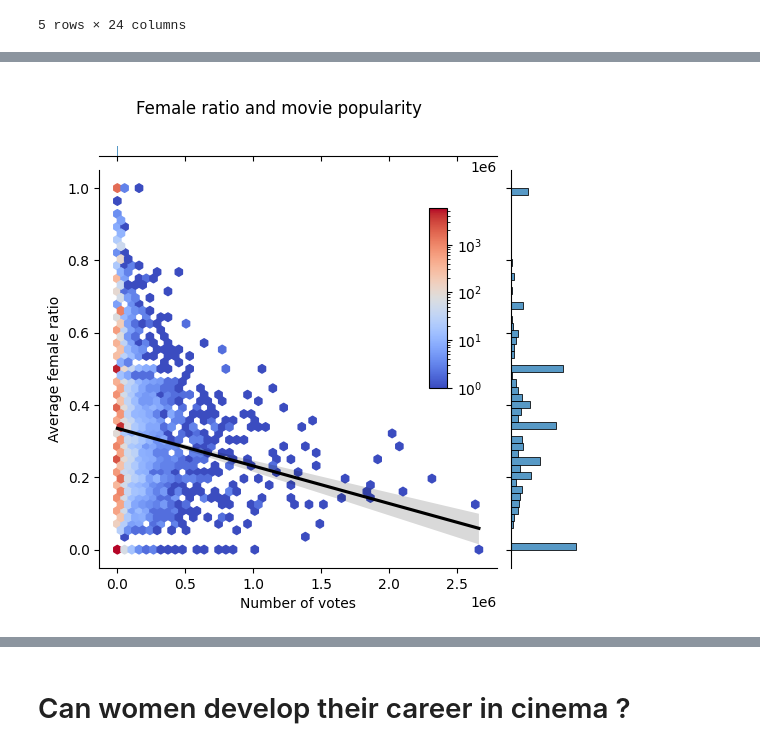
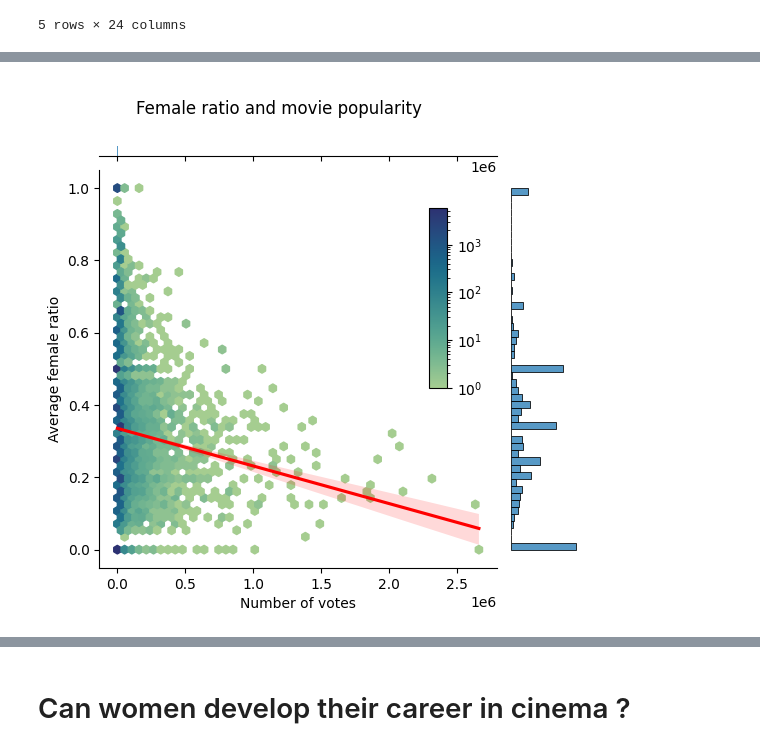
Before and after one commit to epfl-ada/ada-2022-project-armada, a Jupyter notebook: Madeleine.ipynb, the cells around one changed output, grey strips where cells are left out. Saved outputs shown, nothing was run; the diff lists cells and outputs as text; code cells hidden in the pictures.

```diff
--- a/Madeleine.ipynb
+++ b/Madeleine.ipynb
@@ -600,13 +582,13 @@ plt.xscale('log')
 # %%
-hexplot = sns.jointplot(x=popularity['numVotes'], y=popularity['female'], kind="hex", bins='log', cmap="coolwarm")
-sns.regplot(x=popularity['numVotes'], y=popularity['female'], ax=hexplot.ax_joint, scatter=False, color='black')
+hexplot = sns.jointplot(x=popularity['numVotes'], y=popularity['female'], kind="hex", bins='log', cmap="crest")
+sns.regplot(x=popularity['numVotes'], y=popularity['female'], ax=hexplot.ax_joint, scatter=False, color='red')
 plt.ylabel('Average female ratio')
 plt.xlabel('Number of votes')
 plt.subplots_adjust(left=0.2, right=1, top=1, bottom=0.2)  # shrink fig so cbar is visible
 # make new ax object for the cbar
 cbar_ax = hexplot.fig.add_axes([.75, .5, .03, .3])  # x, y, width, height
 plt.colorbar(cax=cbar_ax)
 plt.suptitle('Female ratio and movie popularity')
 plt.show()
 # %% [output]
-[figure, old version]
+[figure, new version]
```
Also changed, not shown: parts of 21 cells of this notebook, 2 other files.
